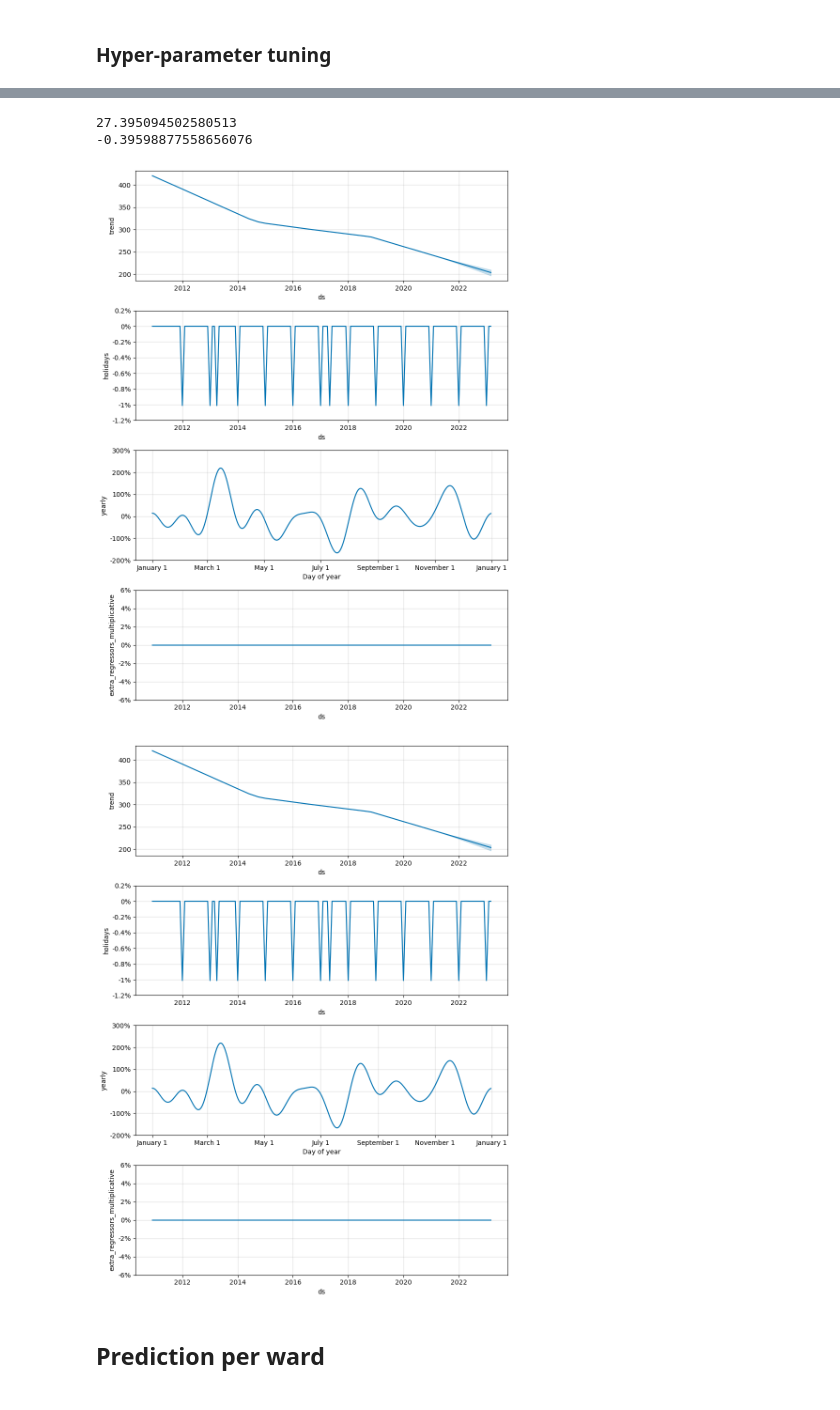
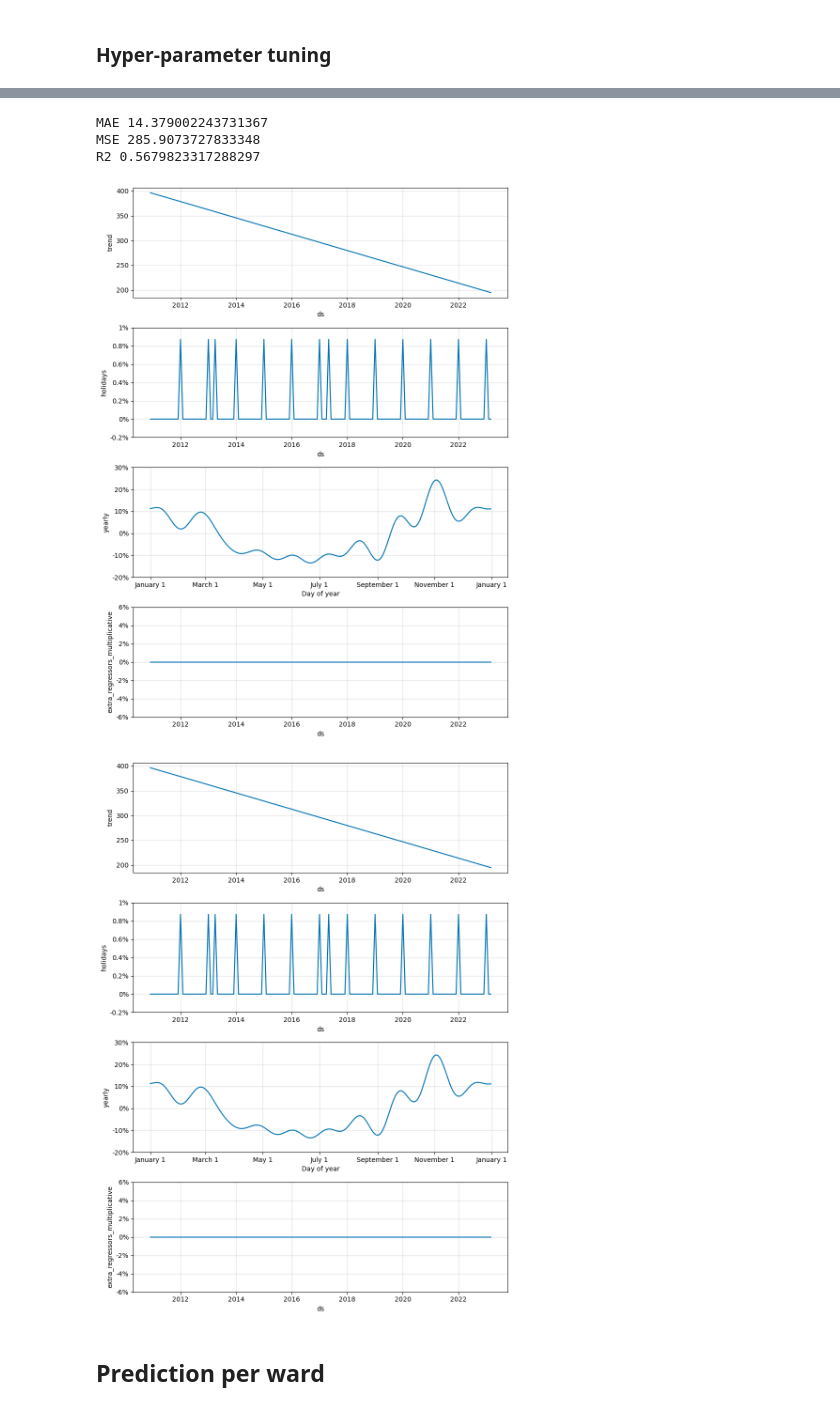
Before and after one commit to isavgt/JBG050-group11, a Jupyter notebook: forecast_prophet.ipynb, the cells around one changed output, grey strips where cells are left out. Drawn from its saved outputs; the diff is of its cells as text; code cells hidden in the pictures.

```diff
--- a/forecast_prophet.ipynb
+++ b/forecast_prophet.ipynb
@@ -11,7 +11,7 @@ import holidays
 from sklearn.metrics import r2_score, mean_absolute_error, mean_squared_error
 # %%
 # Defining training and test
-training_upto = 2020
+training_upto = 2021
 forecast_upto = (2023-training_upto-1)*12 +3
 # %%
 # Getting Holidays
@@ -109,6 +95,6 @@ Best parameters {'seasonality_mode': 'multiplicative', 'changepoint_prior_scale'
 # %%
 # Train the model with the best parameters and forecast
-best_model = Prophet(seasonality_mode= 'multiplicative', changepoint_prior_scale= 0.1, seasonality_prior_scale= 1, holidays_prior_scale= 50, holidays= holiday)
+best_model = Prophet(seasonality_mode= 'multiplicative', changepoint_prior_scale= 0.01, seasonality_prior_scale= 1, holidays_prior_scale= 50, holidays= holiday)
 best_model.add_regressor('covid')
 best_model.fit(train_data)
 future_dates = best_model.make_future_dataframe(periods=forecast_upto, freq='MS')
@@ -128,6 +114,7 @@ plt.ylim(0,550)
 plt.show()
 
 print("MAE", mean_absolute_error(test_data['y'], forecast['yhat'][-forecast_upto:]))
+print("MSE", mean_squared_error(test_data['y'], forecast['yhat'][-forecast_upto:]))
 print("R2", r2_score(test_data['y'], forecast['yhat'][-forecast_upto:]))
 
 best_model.plot_components(forecast)
@@ -138,7 +125,8 @@ best_model.plot_components(forecast)
-27.395094502580513
--0.39598877558656076
+MAE 14.379002243731367
+MSE 285.9073727833348
+R2 0.5679823317288297
-[figure, old version]
+[figure, new version]
-[figure, old version]
+[figure, new version]
 # %% [markdown]
 ## Prediction per ward
 # %%
```
Also changed, not shown: parts of 5 cells of this notebook.
